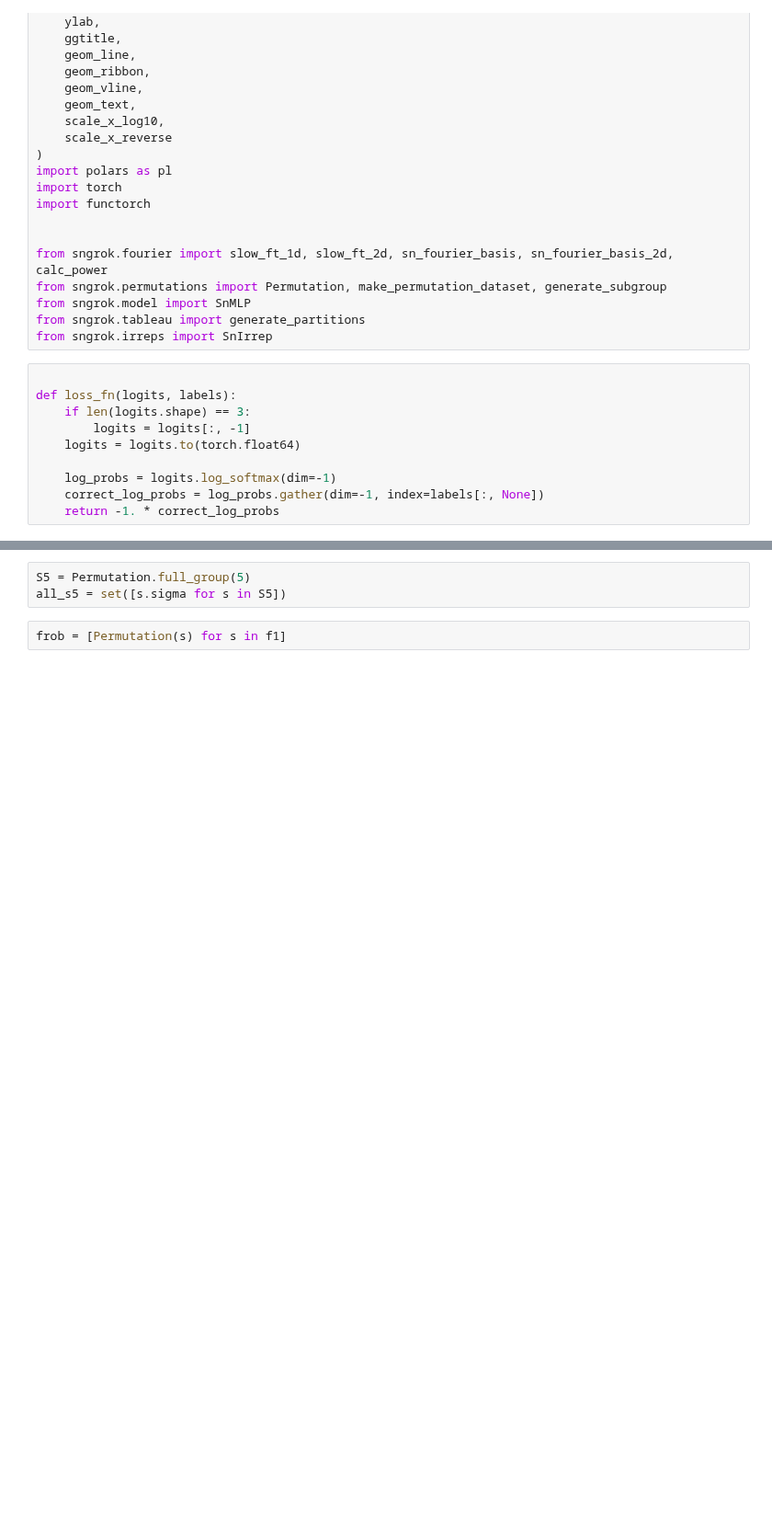
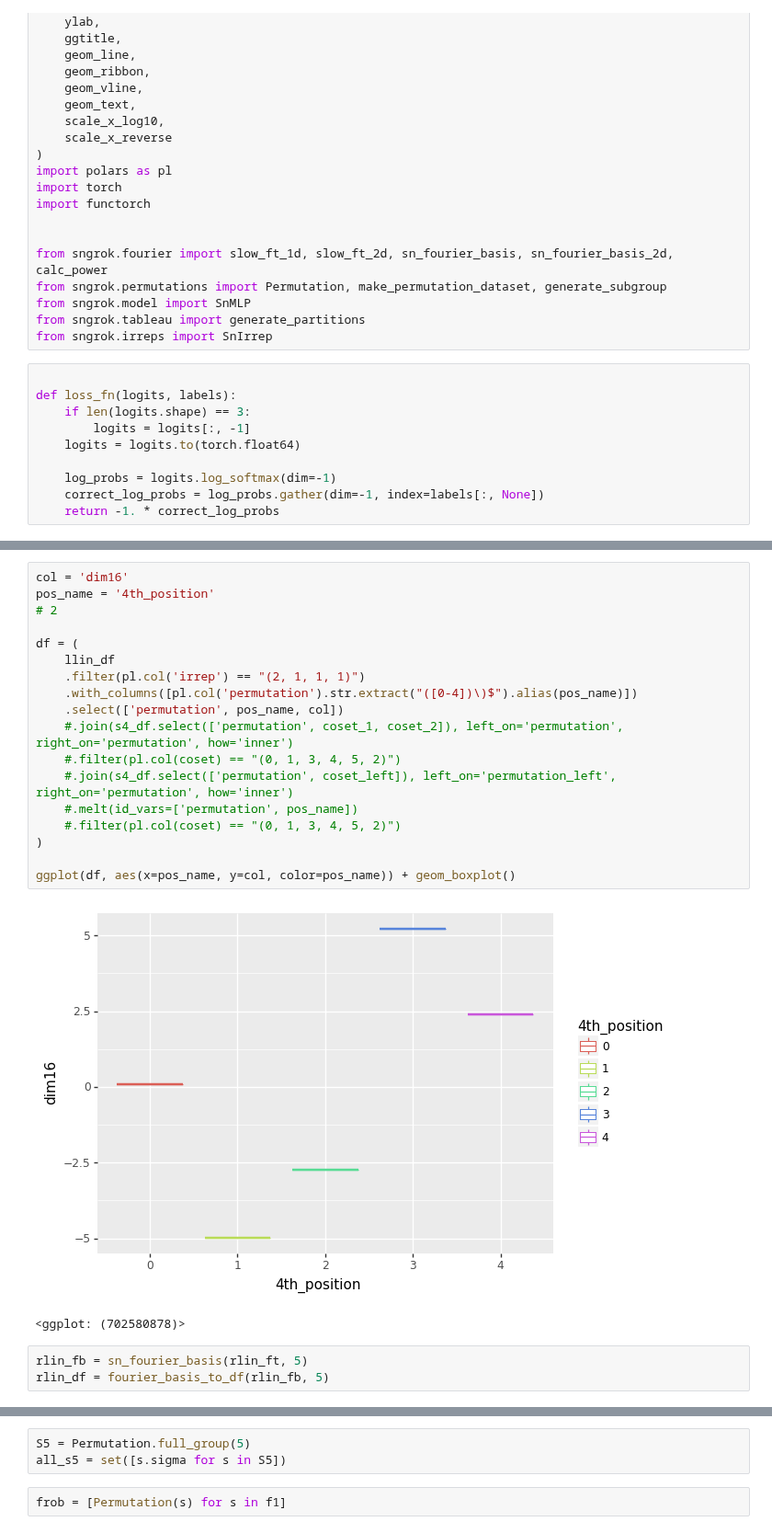
Before and after one commit to dashstander/sn-grok, a Jupyter notebook: subgroups.ipynb, the cells around one changed output, grey strips where cells are left out. Shown at 92% size. Saved outputs shown, nothing was run; the diff lists cells and outputs as text; blank space fills up the shorter version.

```diff
--- a/subgroups.ipynb
+++ b/subgroups.ipynb
@@ -96,0 +365,24 @@ shape: (5, 135)
+# %%
+col = 'dim16'
+pos_name = '4th_position'
+# 2
+
+df = (
+    llin_df
+    .filter(pl.col('irrep') == "(2, 1, 1, 1)")
+    .with_columns([pl.col('permutation').str.extract("([0-4])\)$").alias(pos_name)])
+    .select(['permutation', pos_name, col])
+    #.join(s4_df.select(['permutation', coset_1, coset_2]), left_on='permutation', right_on='permutation', how='inner')
+    #.filter(pl.col(coset) == "(0, 1, 3, 4, 5, 2)")
+    #.join(s4_df.select(['permutation', coset_left]), left_on='permutation_left', right_on='permutation', how='inner')
+    #.melt(id_vars=['permutation', pos_name])
+    #.filter(pl.col(coset) == "(0, 1, 3, 4, 5, 2)")
+)
+
+ggplot(df, aes(x=pos_name, y=col, color=pos_name)) + geom_boxplot()
+# %% [output]
+[figure, added]
+<ggplot: (702580878)>
+# %%
+rlin_fb = sn_fourier_basis(rlin_ft, 5)
+rlin_df = fourier_basis_to_df(rlin_fb, 5)
```
Also changed, not shown: parts of 158 cells of this notebook, 2 other files.
